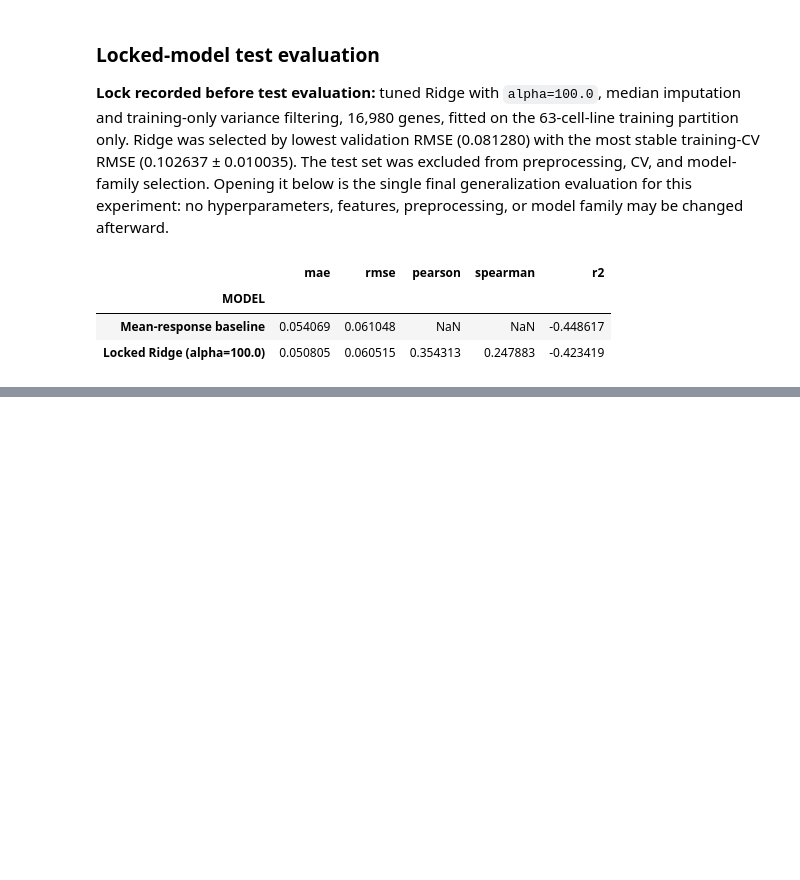
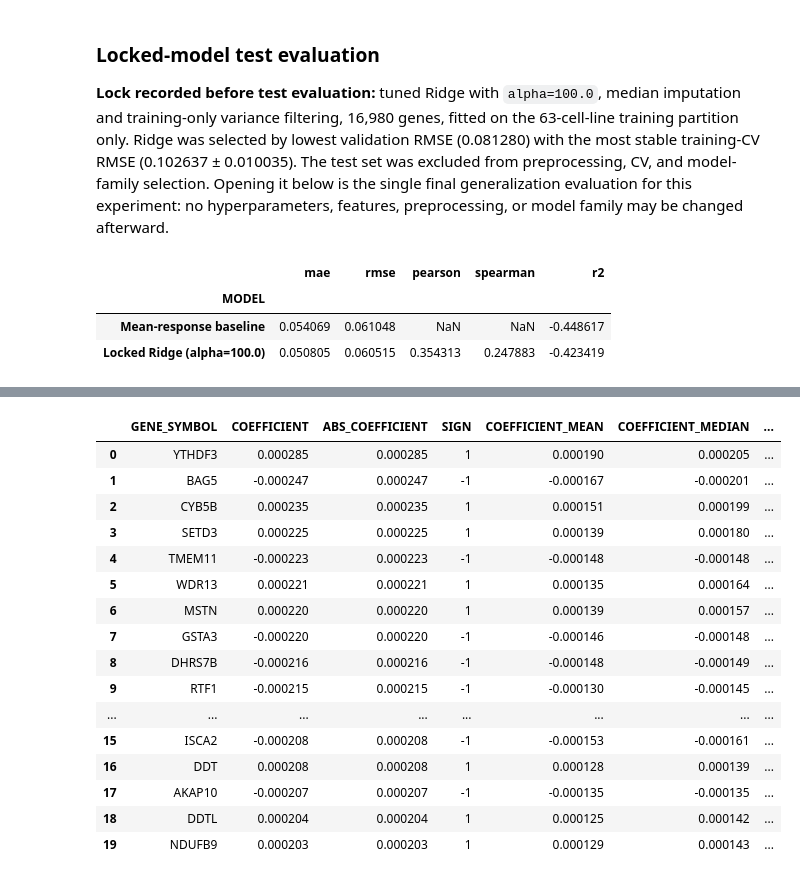
Before and after one commit to ajharris/gdsc-project, a Jupyter notebook: notebook/gdsc_drug_response.ipynb, the cells around one changed output, grey strips where cells are left out. Cells and saved outputs as stored; diff of their text form; code cells hidden in the pictures; blank space fills up the shorter version.

```diff
--- a/notebook/gdsc_drug_response.ipynb
+++ b/notebook/gdsc_drug_response.ipynb
@@ -909,0 +914,25 @@ held_out_test_results  # HELD-OUT TEST RESULTS: do not retune after this cell.
+# %%
+from gdsc.interpretation import ridge_bootstrap_stability, ridge_coefficients
+from gdsc.models import build_ridge_model
+locked_ridge = build_ridge_model(alpha=100.0).fit(X_train, y_train)
+feature_ranking = ridge_coefficients(locked_ridge, train.X.columns)
+feature_stability = ridge_bootstrap_stability(lambda: build_ridge_model(alpha=100.0), X_train, y_train, train.X.columns, n_resamples=100, random_state=42)
+feature_ranking.head(20).merge(feature_stability, on="GENE_SYMBOL")
+# %% [output]
+|  | GENE_SYMBOL | COEFFICIENT | ABS_COEFFICIENT | SIGN | COEFFICIENT_MEAN | COEFFICIENT_MEDIAN | ... |
+| 0 | YTHDF3 | 0.000285 | 0.000285 | 1 | 0.000190 | 0.000205 | ... |
+| 1 | BAG5 | -0.000247 | 0.000247 | -1 | -0.000167 | -0.000201 | ... |
+| 2 | CYB5B | 0.000235 | 0.000235 | 1 | 0.000151 | 0.000199 | ... |
+| 3 | SETD3 | 0.000225 | 0.000225 | 1 | 0.000139 | 0.000180 | ... |
+| 4 | TMEM11 | -0.000223 | 0.000223 | -1 | -0.000148 | -0.000148 | ... |
+| 5 | WDR13 | 0.000221 | 0.000221 | 1 | 0.000135 | 0.000164 | ... |
+| 6 | MSTN | 0.000220 | 0.000220 | 1 | 0.000139 | 0.000157 | ... |
+| 7 | GSTA3 | -0.000220 | 0.000220 | -1 | -0.000146 | -0.000148 | ... |
+| 8 | DHRS7B | -0.000216 | 0.000216 | -1 | -0.000148 | -0.000149 | ... |
+| 9 | RTF1 | -0.000215 | 0.000215 | -1 | -0.000130 | -0.000145 | ... |
+| ... | ... | ... | ... | ... | ... | ... | ... |
+| 15 | ISCA2 | -0.000208 | 0.000208 | -1 | -0.000153 | -0.000161 | ... |
+| 16 | DDT | 0.000208 | 0.000208 | 1 | 0.000128 | 0.000139 | ... |
+| 17 | AKAP10 | -0.000207 | 0.000207 | -1 | -0.000135 | -0.000135 | ... |
+| 18 | DDTL | 0.000204 | 0.000204 | 1 | 0.000125 | 0.000142 | ... |
+| 19 | NDUFB9 | 0.000203 | 0.000203 | 1 | 0.000129 | 0.000143 | ... |
```
Also changed, not shown: parts of 5 cells of this notebook, 3 other files.
